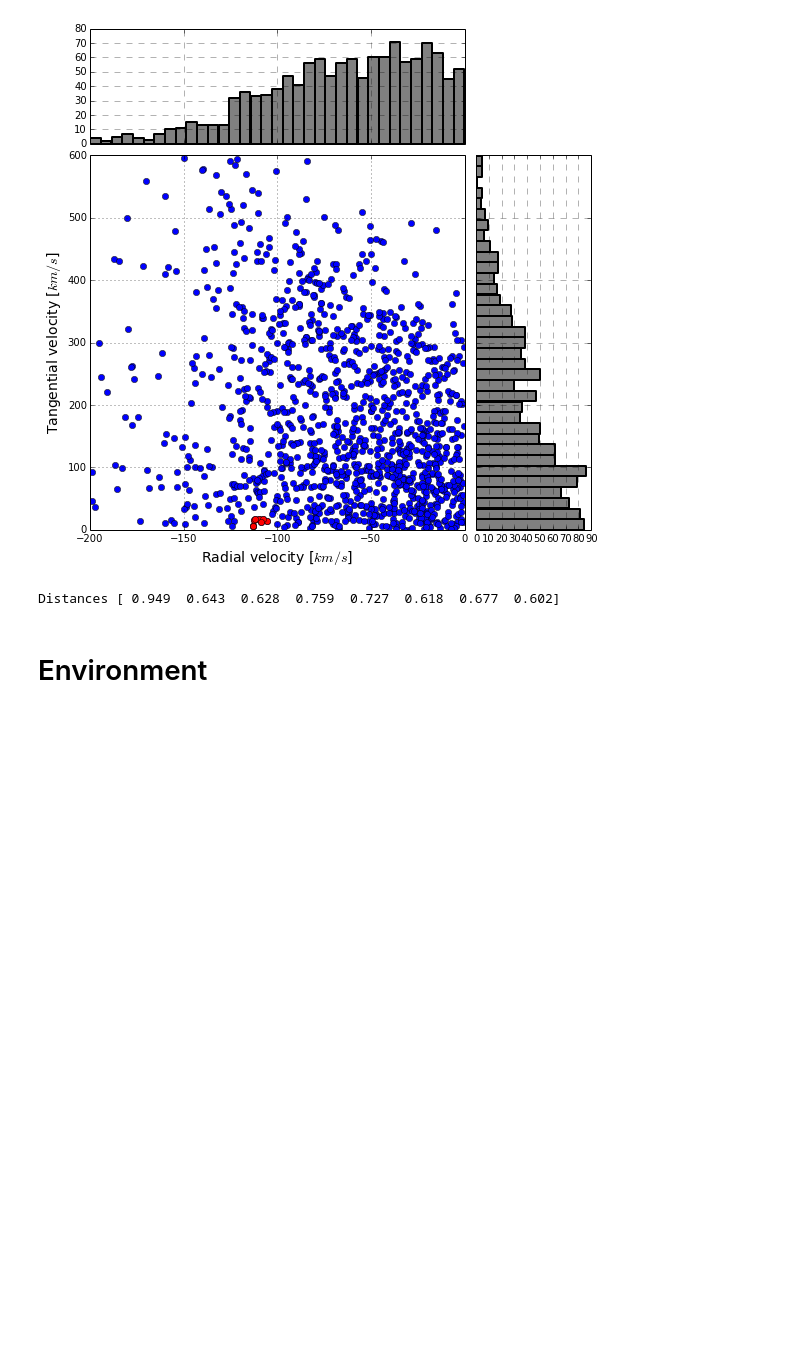
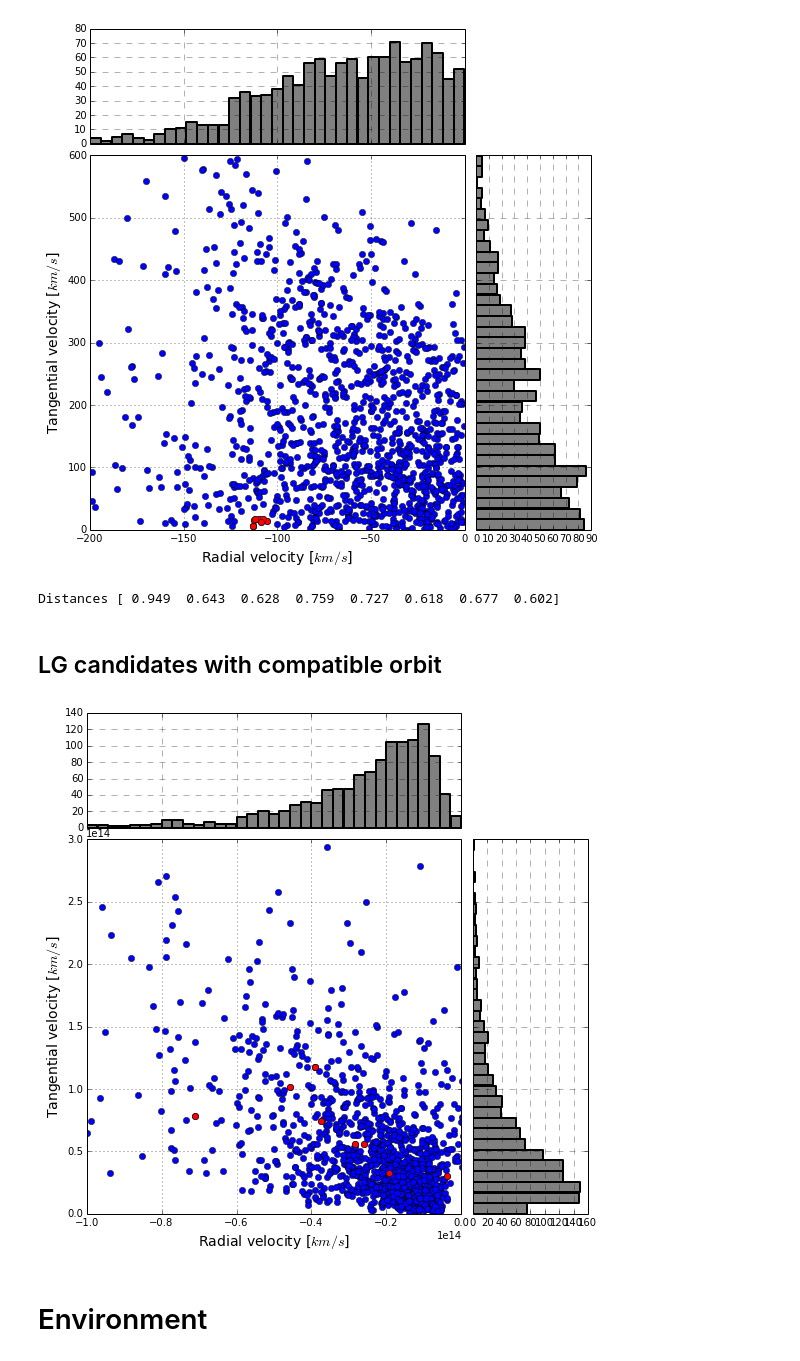
Before and after one commit to sbustamante/CosmologicalDiskSurvival, a Jupyter notebook: codes/notebook.ipynb, the cells around one changed output. Drawn from its saved outputs; the diff is of its cells as text; code cells hidden in the pictures; blank space fills up the shorter version.

```diff
--- a/codes/notebook.ipynb
+++ b/codes/notebook.ipynb
@@ -333,6 +316,68 @@ axHisty.grid( color='black', linestyle='--', linewidth=1., alpha=0.3 )
 print "Distances", LGpairs[:,4]
 # %% [output]
 Distances [ 0.949  0.643  0.628  0.759  0.727  0.618  0.677  0.602]
+# %% [markdown]
+## LG candidates with compatible orbit
+# %%
+#Histogram of Radial vs Tangential velocities
+#Limits
+Elim = [-10e13,0]
+Llim = [0,30e13]
+
+#no labels
+nullfmt = NullFormatter()
+
+#definitions for the axes
+left, width = 0.1, 0.65
+bottom_v, height = 0.1, 0.65
+bottom_h = left_h = left+width+0.02
+rect_hist2D = [left, bottom_v, width, height]
+rect_histx = [left, bottom_h, 1.*width, 0.2]
+rect_histy = [left_h, bottom_v, 0.2, height]
+#start with a rectangular Figure
+plt.figure(1, figsize=(8,8))
+axHist2D = plt.axes(rect_hist2D)
+axHistx = plt.axes(rect_histx)
+axHisty = plt.axes(rect_histy)
+#no labels
+axHistx.xaxis.set_major_formatter(nullfmt)
+axHisty.yaxis.set_major_formatter(nullfmt)
+
+#Calculating energy and L
+Eip, Lip = Energy_AngularM(
+halos1[:,7], halos1[:,1], halos1[:,2], halos1[:,3], halos1[:,4], halos1[:,5], halos1[:,6],\
+halos2[:,7], halos2[:,1], halos2[:,2], halos2[:,3], halos2[:,4], halos2[:,5], halos2[:,6])
+Eip = Eip/1e-36
+Lip = np.sqrt(Lip[:,0]**2 + Lip[:,1]**2 + Lip[:,2]**2)
+
+Elg, Llg = Energy_AngularM(
+lghalos1[:,7], lghalos1[:,1], lghalos1[:,2], lghalos1[:,3], lghalos1[:,4], lghalos1[:,5], lghalos1[:,6],\
+lghalos2[:,7], lghalos2[:,1], lghalos2[:,2], lghalos2[:,3], lghalos2[:,4], lghalos2[:,5], lghalos2[:,6])
+Elg = Elg/1e-36
+Llg = np.sqrt(Llg[:,0]**2 + Llg[:,1]**2 + Llg[:,2]**2)
+
+#2D histogram
+scatter2d = axHist2D.plot( Eip, Lip, "o" )
+scatter2d = axHist2D.plot( Elg, Llg, "o", color="red" )
+
+#Histogram X
+histx = np.histogram( Eip, bins=np.sqrt(Nisop), range=Elim )
+axHistx.bar( histx[1][:-1], histx[0], width = abs(Elim[1]-Elim[0])/np.sqrt(Nisop), linewidth=2.0, color="gray" )
+#Histogram Y
+histy = np.histogram( Lip, bins=np.sqrt(Nisop), range=Llim )
+axHisty.barh( histy[1][:-1], histy[0], height = (Llim[1]-Llim[0])/np.sqrt(Nisop), linewidth=2.0, color="gray" )
+
+#Format
+axHist2D.set_xlabel( "Radial velocity [$km/s$]", fontsize=14 )
+axHist2D.set_ylabel( "Tangential velocity [$km/s$]", fontsize=14 )
+axHist2D.set_xlim( Elim )
+axHist2D.set_ylim( Llim )
+axHist2D.grid()
+
+axHistx.grid( color='black', linestyle='--', linewidth=1., alpha=0.3 )
+axHisty.grid( color='black', linestyle='--', linewidth=1., alpha=0.3 )
+# %% [output]
+[figure, added]
 # %% [markdown]
 # Environment
 # %% [markdown]
```
Also changed, not shown: parts of 15 cells of this notebook.
